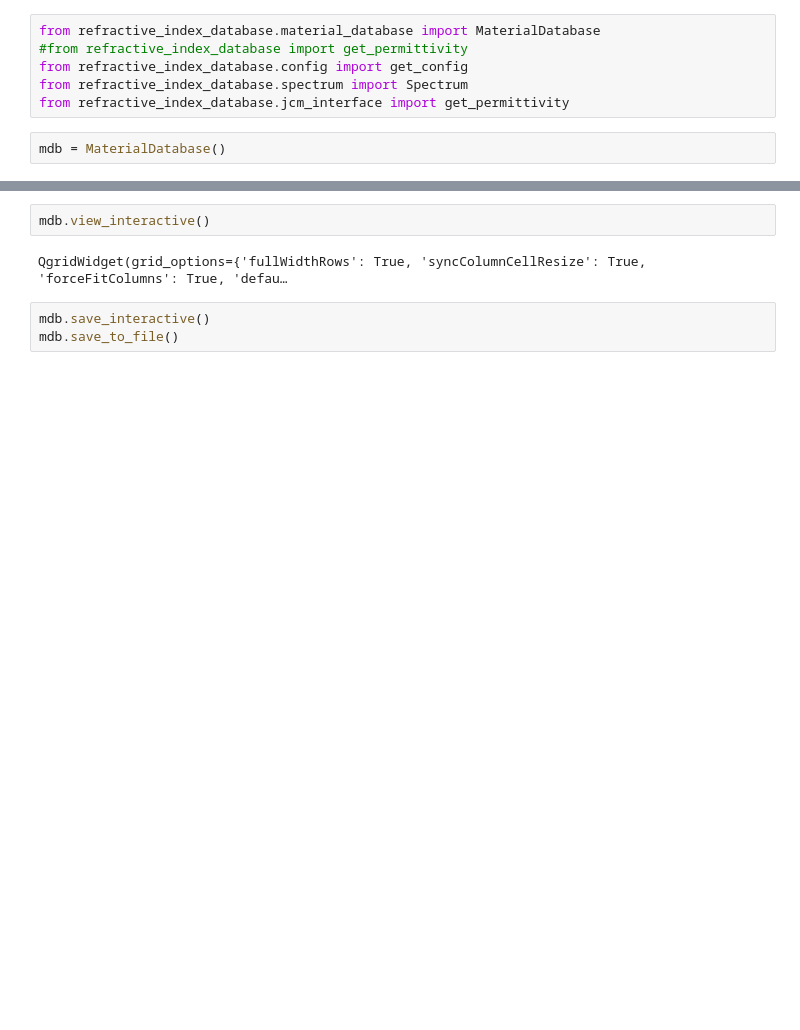
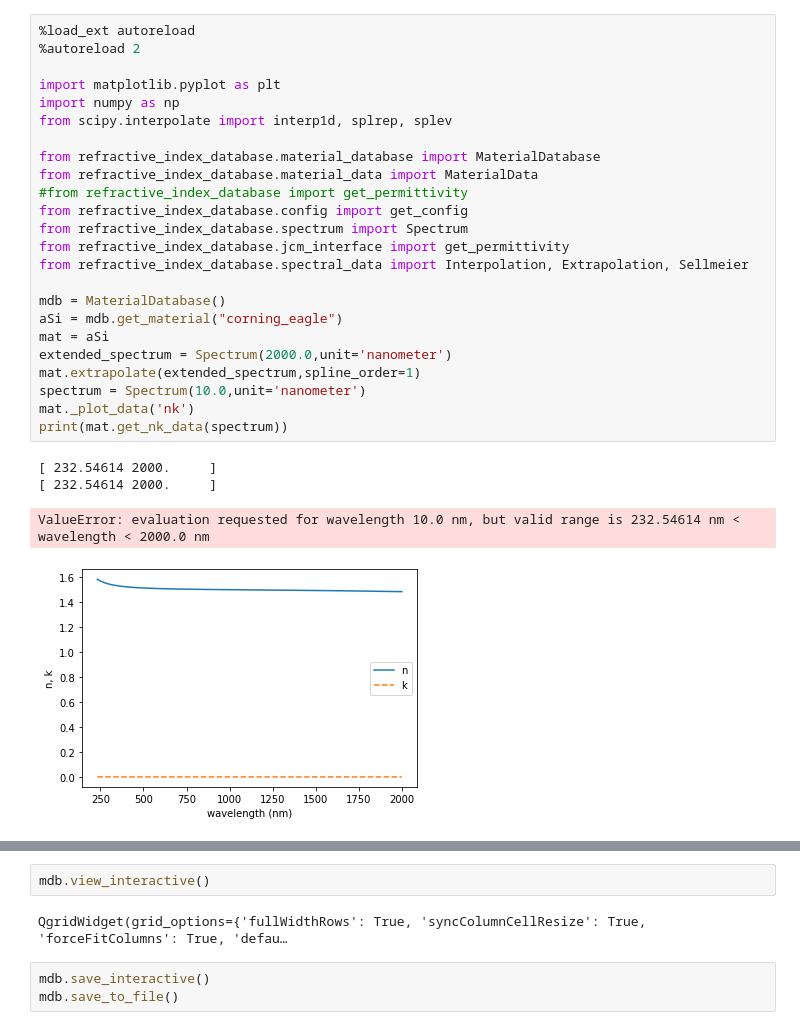
Before and after one commit to nano-sippe/dispersion, a Jupyter notebook: notebooks/developement.ipynb, the cells around one changed output, grey strips where cells are left out. Cells and saved outputs as stored; diff of their text form; blank space fills up the shorter version.

```diff
--- a/notebooks/developement.ipynb
+++ b/notebooks/developement.ipynb
@@ -7,8 +1,29 @@ The autoreload extension is already loaded. To reload it, use:
-# %%
-from refractive_index_database.material_database import MaterialDatabase
-#from refractive_index_database import get_permittivity
-from refractive_index_database.config import get_config
-from refractive_index_database.spectrum import Spectrum
-from refractive_index_database.jcm_interface import get_permittivity
-# %%
-mdb = MaterialDatabase()
+# %%
+%load_ext autoreload
+%autoreload 2
+
+import matplotlib.pyplot as plt
+import numpy as np
+from scipy.interpolate import interp1d, splrep, splev
+
+from refractive_index_database.material_database import MaterialDatabase
+from refractive_index_database.material_data import MaterialData
+#from refractive_index_database import get_permittivity
+from refractive_index_database.config import get_config
+from refractive_index_database.spectrum import Spectrum
+from refractive_index_database.jcm_interface import get_permittivity
+from refractive_index_database.spectral_data import Interpolation, Extrapolation, Sellmeier
+
+mdb = MaterialDatabase()
+aSi = mdb.get_material("corning_eagle")
+mat = aSi
+extended_spectrum = Spectrum(2000.0,unit='nanometer')
+mat.extrapolate(extended_spectrum,spline_order=1)
+spectrum = Spectrum(10.0,unit='nanometer')
+mat._plot_data('nk')
+print(mat.get_nk_data(spectrum))
+# %% [output]
+[ 232.54614 2000.     ]
+[ 232.54614 2000.     ]
+ValueError: evaluation requested for wavelength 10.0 nm, but valid range is 232.54614 nm < wavelength < 2000.0 nm
+[figure, added]
```
Also changed, not shown: parts of 7 cells of this notebook.
